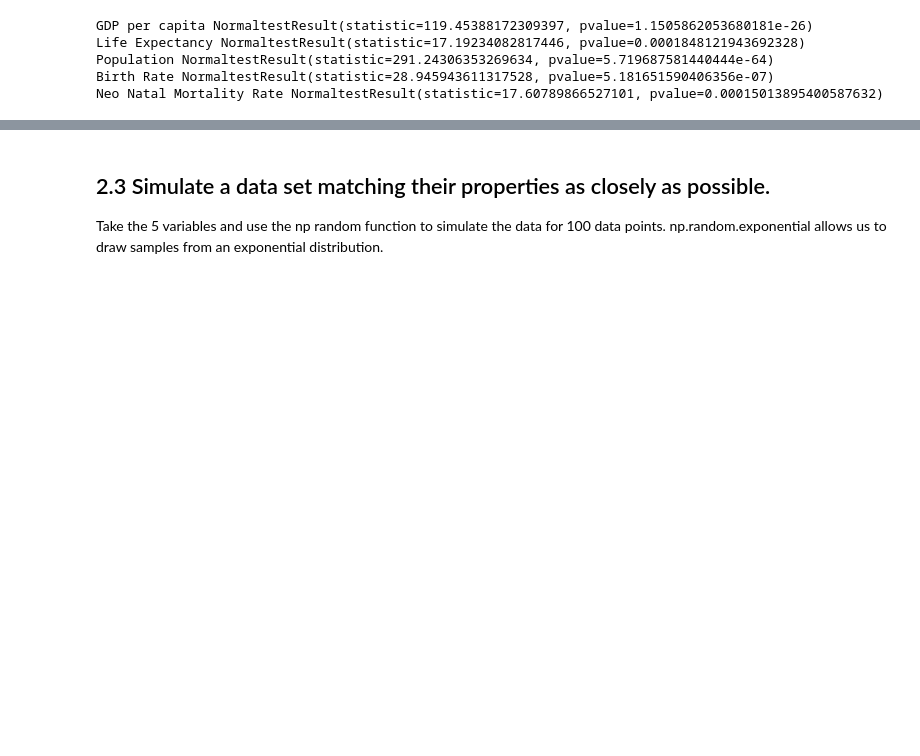
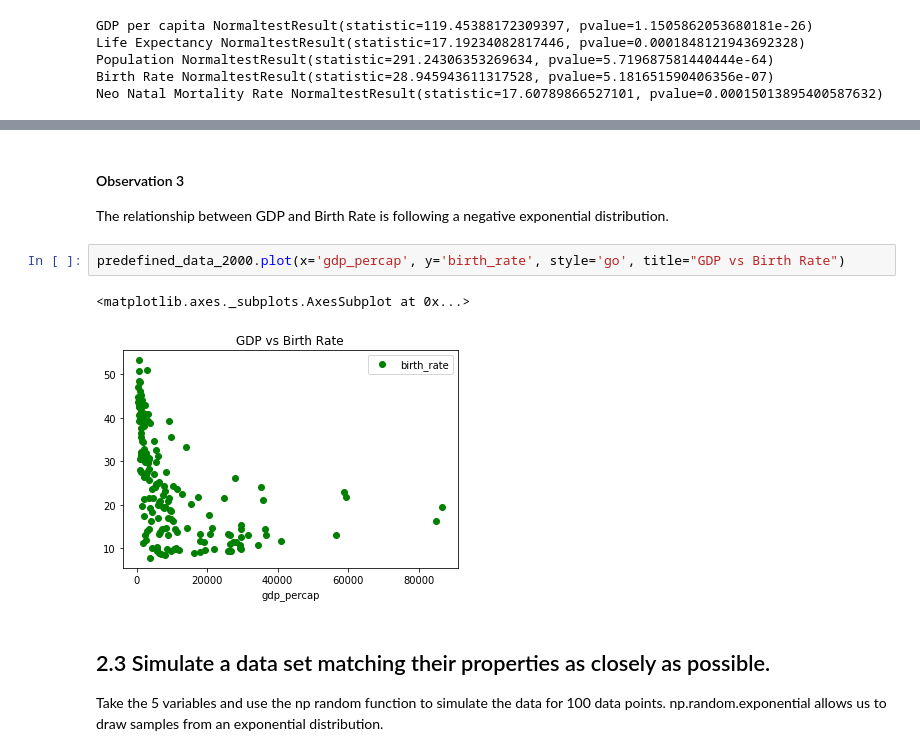
Before and after one commit to shakti230/real-world-phenomenon, a Jupyter notebook: real world phenomenom.ipynb, the cells around one changed output, grey strips where cells are left out. Drawn from its saved outputs; the diff is of its cells as text; blank space fills up the shorter version.

```diff
--- a/real world phenomenom.ipynb
+++ b/real world phenomenom.ipynb
@@ -273,3 +298,12 @@ Neo Natal Mortality Rate NormaltestResult(statistic=17.60789866527101, pvalue=0.
+# %% [markdown]
+#### Observation 3
+
+The relationship between GDP and Birth Rate is following a negative exponential distribution.
+# %%
+predefined_data_2000.plot(x='gdp_percap', y='birth_rate', style='go', title="GDP vs Birth Rate")
+# %% [output]
+<matplotlib.axes._subplots.AxesSubplot at 0x...>
+[figure, added]
 # %% [markdown]
 ## 2.3 Simulate a data set matching their properties as closely as possible.
 
```
Also changed, not shown: parts of 6 cells of this notebook.
